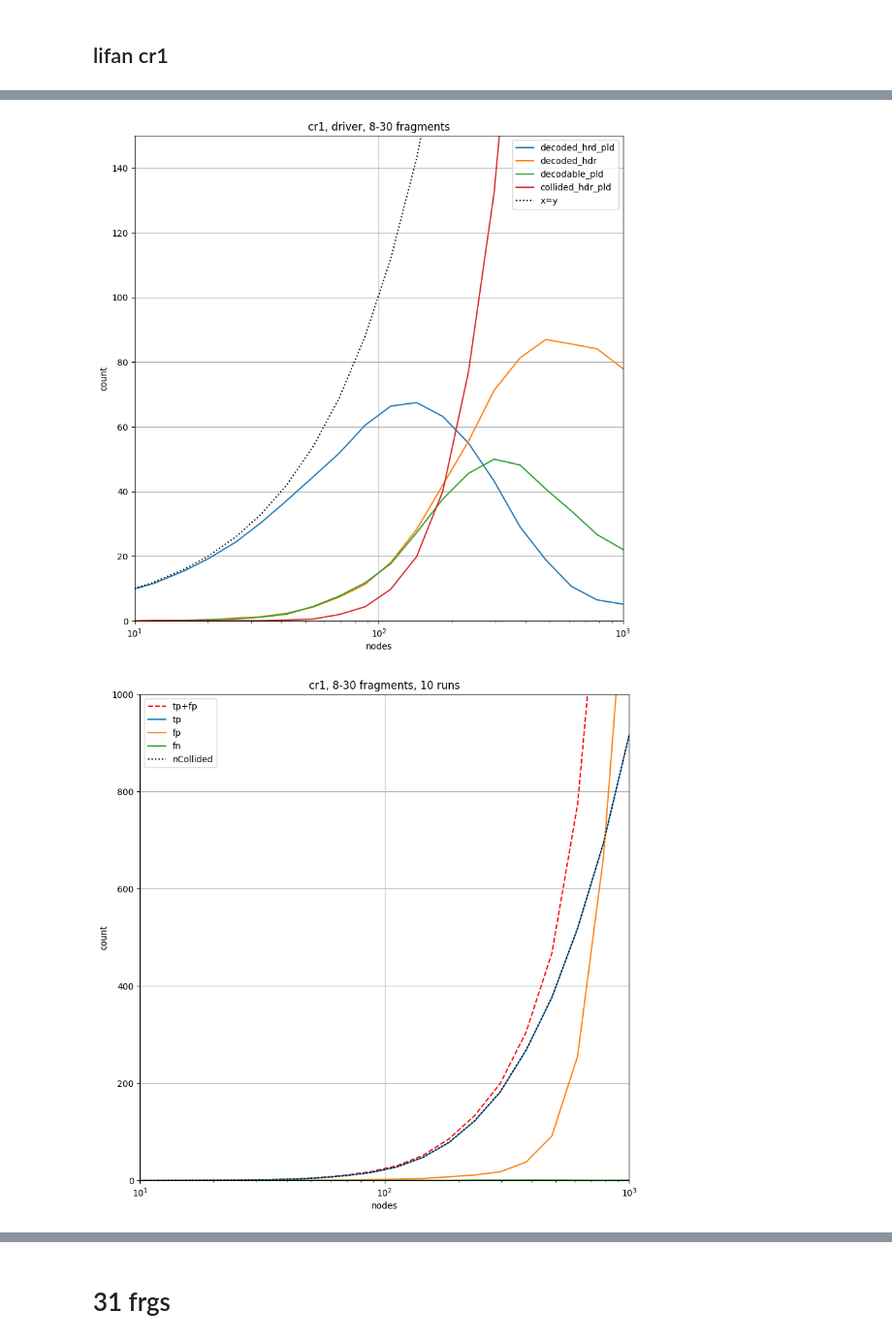
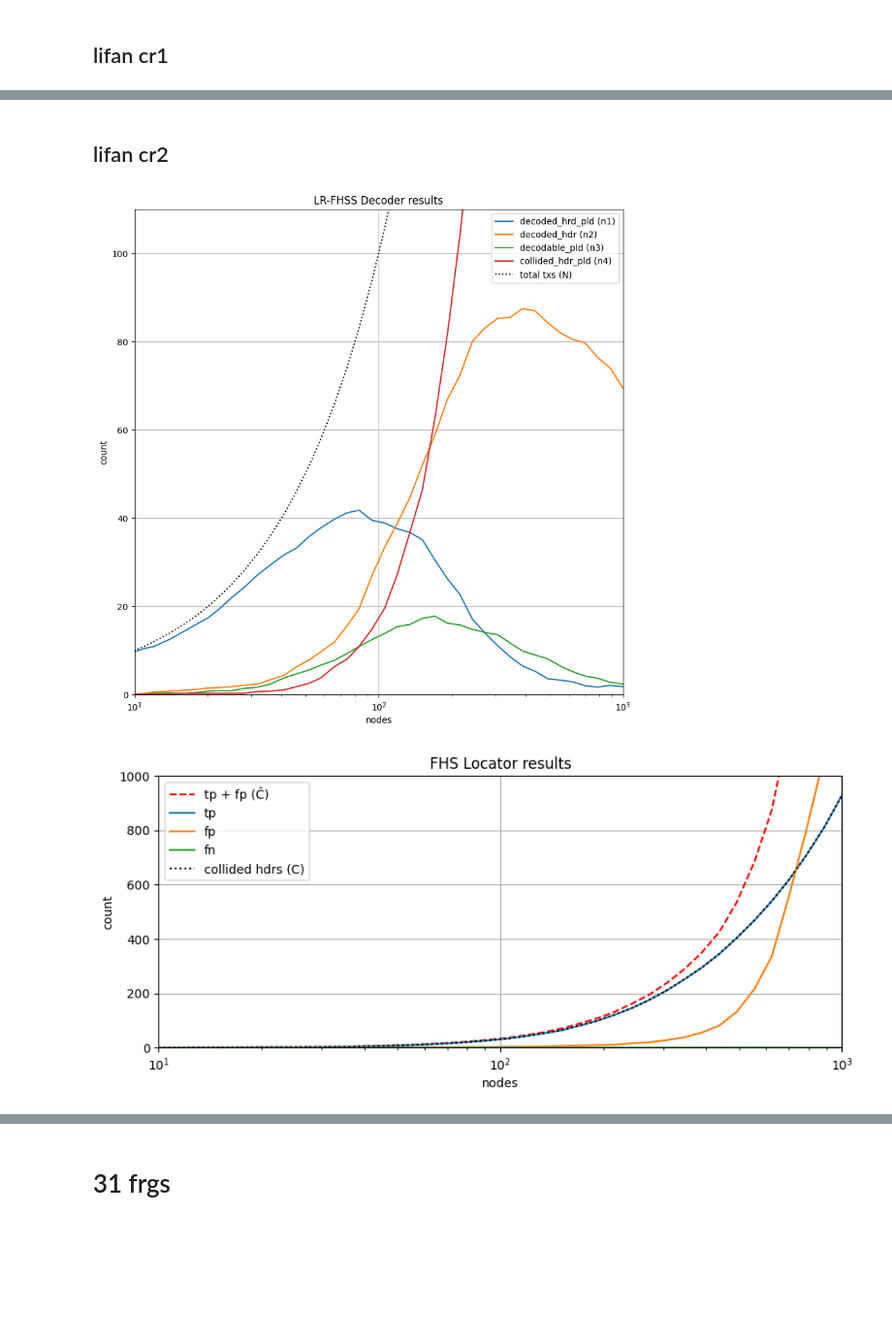
Before and after one commit to diegomm6/lr-fhss_seq-families, a Jupyter notebook: predecode.ipynb, the cells around one changed output, grey strips where cells are left out. Shown at 97% size. Drawn from its saved outputs; the diff is of its cells as text; code cells hidden in the pictures; blank space fills up the shorter version.

```diff
--- a/predecode.ipynb
+++ b/predecode.ipynb
@@ -77,51 +243,53 @@ plt.show()
+# %% [markdown]
+## lifan cr2
 # %%
-data = pd.read_csv('fhslreceiver/predecode.csv', index_col=0, header=None).T
+data = pd.read_csv('fhslreceiver/cr2-8to31frg-40ns.csv', index_col=0, header=None).T
 nodes = data['nodes'].to_numpy()
 
-fhslocator_results = np.add(data['nodrop-lifan-cr1-500p-tp'].to_numpy(), data['nodrop-lifan-cr1-500p-fp'].to_numpy())
-decoded_decodable = np.add(data['nodrop-lifan-cr1-500p-decoded_hrd_pld'].to_numpy(), data['nodrop-lifan-cr1-500p-decodable_pld'].to_numpy())
-decodable_collided = np.add(data['nodrop-lifan-cr1-500p-decodable_pld'].to_numpy(), data['nodrop-lifan-cr1-500p-collided_hdr_pld'].to_numpy())
+fhslocator_results = np.add(data['lifan-tp'].to_numpy(), data['lifan-fp'].to_numpy())
+decoded_decodable = np.add(data['lifan-decoded_hrd_pld'].to_numpy(), data['lifan-decodable_pld'].to_numpy())
+decodable_collided = np.add(data['lifan-decodable_pld'].to_numpy(), data['lifan-collided_hdr_pld'].to_numpy())
 
 plt.figure(figsize=(10,10))
 
-plt.plot(nodes, data['nodrop-lifan-cr1-500p-decoded_hrd_pld'], label=f'decoded_hrd_pld')
-plt.plot(nodes, data['nodrop-lifan-cr1-500p-decoded_hdr'], label=f'decoded_hdr')
-plt.plot(nodes, data['nodrop-lifan-cr1-500p-decodable_pld'], label=f'decodable_pld')
-plt.plot(nodes, data['nodrop-lifan-cr1-500p-collided_hdr_pld'], label=f'collided_hdr_pld')
+plt.plot(nodes, data['lifan-decoded_hrd_pld'], label=f'decoded_hrd_pld (n1)')
+plt.plot(nodes, data['lifan-decoded_hdr'], label=f'decoded_hdr (n2)')
+plt.plot(nodes, data['lifan-decodable_pld'], label=f'decodable_pld (n3)')
+plt.plot(nodes, data['lifan-collided_hdr_pld'], label=f'collided_hdr_pld (n4)')
 
-plt.plot(nodes, nodes, label=f'x=y', color='k', linestyle='dotted')
+plt.plot(nodes, nodes, label=f'total txs (N)', color='k', linestyle='dotted')
 
-plt.title('cr1, driver, 8-30 fragments')
+plt.title('LR-FHSS Decoder results')
 plt.xlabel('nodes')
 plt.xscale('log')
 plt.ylabel('count')
 plt.xlim(1e1,1e3)
-plt.ylim(0,1.5e2)
+plt.ylim(0,1.1e2)
 plt.grid()
 plt.legend()
 plt.show()
 # %% [output]
-[figure, old version]
+[figure, new version]
 # %%
-plt.figure(figsize=(10,10))
+plt.figure(figsize=(10,4))
 
-plt.plot(nodes, fhslocator_results, label=f'tp+fp', color='r', linestyle='dashed')
-plt.plot(nodes, data['nodrop-lifan-cr1-500p-tp'], label=f'tp')
-plt.plot(nodes, data['nodrop-lifan-cr1-500p-fp'], label=f'fp')
-plt.plot(nodes, data['nodrop-lifan-cr1-500p-fn'], label=f'fn')
-plt.plot(nodes, decodable_collided, label=f'nCollided', color='k', linestyle='dotted')
+plt.plot(nodes, fhslocator_results, label=f'tp + fp (Ĉ)', color='r', linestyle='dashed')
+plt.plot(nodes, data['lifan-tp'], label=f'tp')
+plt.plot(nodes, data['lifan-fp'], label=f'fp')
+plt.plot(nodes, data['lifan-fn'], label=f'fn')
+plt.plot(nodes, decodable_collided, label=f'collided hdrs (C)', color='k', linestyle='dotted')
 
-plt.title('cr1, 8-30 fragments, 10 runs')
+plt.title('FHS Locator results')
 plt.xlabel('nodes')
 plt.xscale('log')
 plt.ylabel('count')
 plt.xlim(1e1,1e3)
 plt.ylim(0,1e3)
 plt.grid()
 plt.legend()
 plt.show()
 # %% [output]
-[figure, old version]
+[figure, new version]
 # %%
 plt.figure(figsize=(10,5))
 
```
Also changed, not shown: parts of 19 cells of this notebook, 12 other files.
